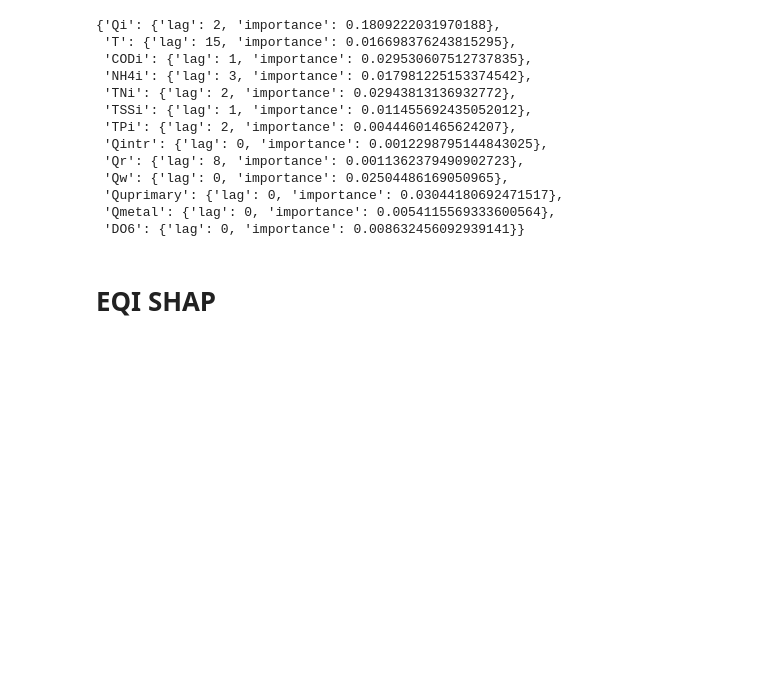
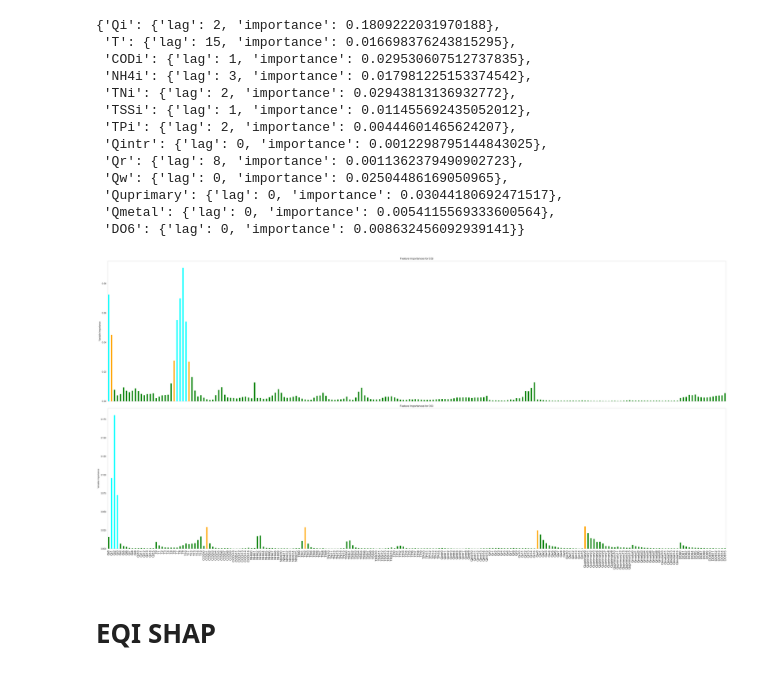
Before and after one commit to lanadominkovic/water-plant-analysis, a Jupyter notebook: wwtp_analysis.ipynb, the cells around one changed output. Saved outputs shown, nothing was run; the diff lists cells and outputs as text; code cells hidden in the pictures; blank space fills up the shorter version.

```diff
--- a/wwtp_analysis.ipynb
+++ b/wwtp_analysis.ipynb
@@ -571,6 +573,82 @@ best_lags_rf
  'Quprimary': {'lag': 0, 'importance': 0.03044180692471517},
  'Qmetal': {'lag': 0, 'importance': 0.0054115569333600564},
  'DO6': {'lag': 0, 'importance': 0.008632456092939141}}
+# %%
+importances_eqi = best_model.feature_importances_
+importances_oci = best_model_oci.feature_importances_
+
+df = pd.DataFrame({
+    'Feature': X_test.columns,
+    'EQI': importances_eqi,
+    'OCI': importances_oci
+})
+
+# Function to determine bar colors based on VIM values
+def get_bar_color(vim_values):
+    colors = []
+    for value in vim_values:
+        if value >= 0.05:
+            colors.append('cyan')  # Significantly important
+        elif value >= 0.025:
+            colors.append('orange')  # Important
+        else:
+            colors.append('green')  # Least important
+    return colors
+
+# Get colors for each bar
+eqi_colors = get_bar_color(df['EQI'])
+oci_colors = get_bar_color(df['OCI'])
+
+# Set the positions of the bars
+pos = np.arange(len(df['Feature']))
+bar_width = 0.5  # Set the width of each bar
+"""
+# Plot the bars
+fig, ax = plt.subplots(figsize=(20, 10))
+plt.bar(pos - bar_width/2, df['EQI'], bar_width, label='EQI', color=eqi_colors)
+plt.bar(pos + bar_width/2, df['OCI'], bar_width, label='OCI', color=oci_colors)
+
+# Add labels, title, and legend
+ax.set_xticks(pos)
+ax.set_xticklabels(df['Feature'], rotation=90)
+plt.xlabel('Feature')
+plt.ylabel('Feature Importance')
+plt.title('Comparison of Feature Importances for EQI and OCI')
+plt.legend()
+
+# Display the plot
+plt.tight_layout()
+plt.show()
+"""
+# Create subplots for each set of feature importances
+fig, axs = plt.subplots(2, 1, figsize=(40, 20))
+
+# Plot EQI bars
+axs[0].bar(pos, df['EQI'], bar_width, label='EQI', color=eqi_colors)
+axs[0].set_title('Feature Importances for EQI', fontsize=15)
+axs[0].set_xticks([])  # Hide x labels for the top plot
+axs[0].grid(visible=False)
+
+# Plot OCI bars
+axs[1].bar(pos, df['OCI'], bar_width, label='OCI', color=oci_colors)
+axs[1].set_title('Feature Importances for OCI', fontsize=15)
+axs[1].set_xticks(pos)
+axs[1].set_xticklabels(df['Feature'], rotation=90, fontsize=15)
+axs[1].grid(visible=False)
+
+axs[0].margins(x=0)
+axs[1].margins(x=0)
+
+# Add labels, legend, and adjust layout
+for ax in axs:
+    ax.set_ylabel('Variable Importance', fontsize=15)
+    #ax.legend()
+
+#fig.suptitle('Comparison of Feature Importances')
+plt.tight_layout()
+plt.show()
+# %% [output]
+[figure, added]
 # %% [markdown]
 # EQI SHAP
 # %%
```
Also changed, not shown: parts of 12 cells of this notebook.
